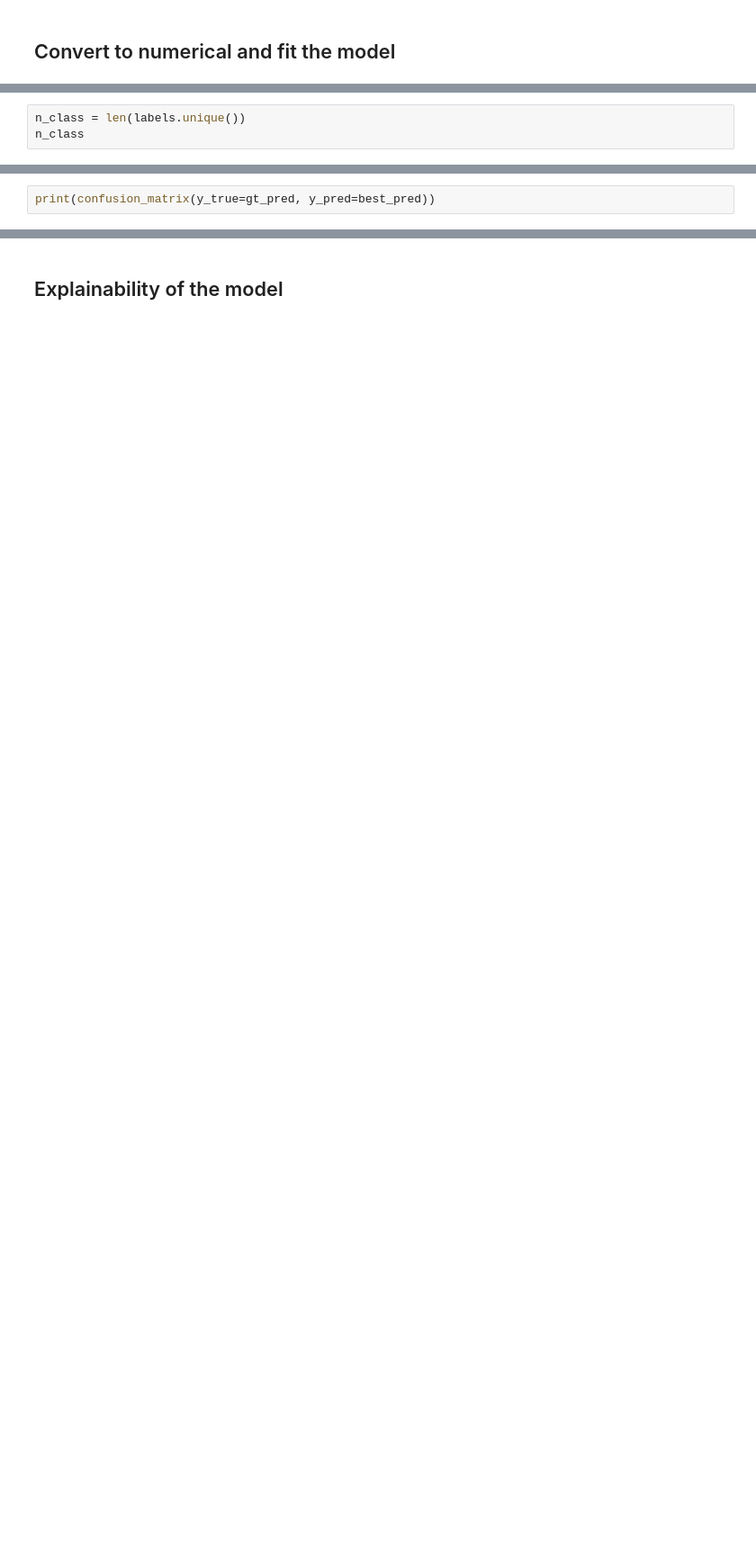
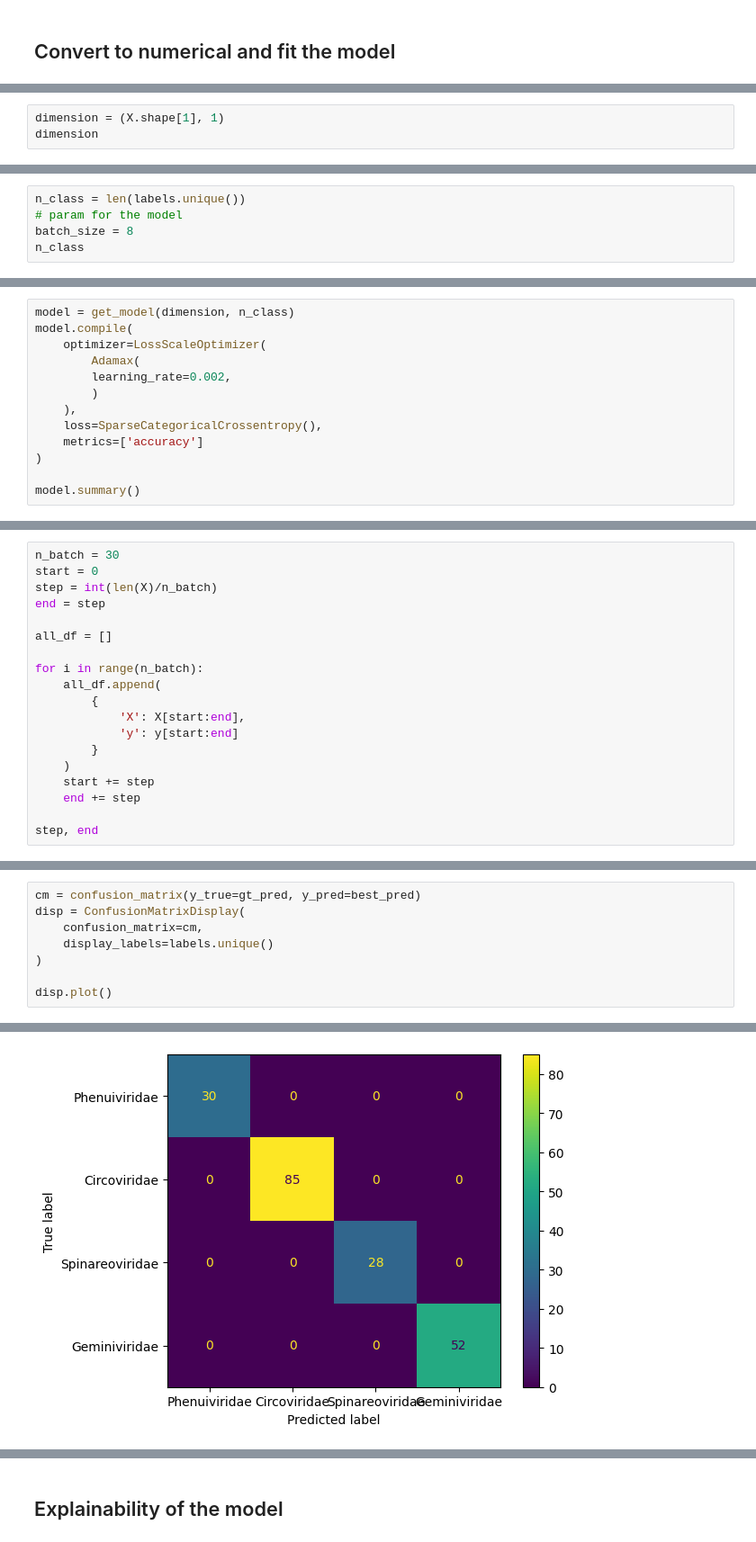
Before and after one commit to VitoNicolaLosavio/Continue-Learning-for-Multi-class-Classification-of-Viral-Genomic-Sequences, a Jupyter notebook: MulticlassClassification.ipynb, the cells around one changed output, grey strips where cells are left out. Shown: that part at 90% size. Saved outputs shown, nothing was run; the diff lists cells and outputs as text; blank space fills up the shorter version.

Commit message:
Continued develop, started continual learning

```diff
--- a/MulticlassClassification.ipynb
+++ b/MulticlassClassification.ipynb
@@ -136,0 +229,3 @@ sequence_df.head()
+# %%
+dimension = (X.shape[1], 1)
+dimension
@@ -137,3 +234,5 @@ sequence_df.head()
 # %%
 n_class = len(labels.unique())
+# param for the model
+batch_size = 8
 n_class
@@ -165,0 +241,13 @@ model.summary()
+# %%
+model = get_model(dimension, n_class)
+model.compile(
+    optimizer=LossScaleOptimizer(
+        Adamax(
+        learning_rate=0.002,
+        )
+    ),
+    loss=SparseCategoricalCrossentropy(),
+    metrics=['accuracy']
+)
+
+model.summary()
@@ -165,0 +280,19 @@ model.summary()
+# %%
+n_batch = 30
+start = 0
+step = int(len(X)/n_batch)
+end = step
+
+all_df = []
+
+for i in range(n_batch):
+    all_df.append(
+        {
+            'X': X[start:end],
+            'y': y[start:end]
+        }
+    )
+    start += step
+    end += step
+
+step, end
@@ -221,2 +518,9 @@ print(classification_report(y_true=gt_pred, y_pred=best_pred))
 # %%
-print(confusion_matrix(y_true=gt_pred, y_pred=best_pred))
+cm = confusion_matrix(y_true=gt_pred, y_pred=best_pred)
+disp = ConfusionMatrixDisplay(
+    confusion_matrix=cm,
+    display_labels=labels.unique()
+)
+
+disp.plot()
+# %% [output]
@@ -222,0 +528 @@ print(confusion_matrix(y_true=gt_pred, y_pred=best_pred))
+[figure, added]
```
Also changed, not shown: parts of 30 cells of this notebook, 2 other files.
